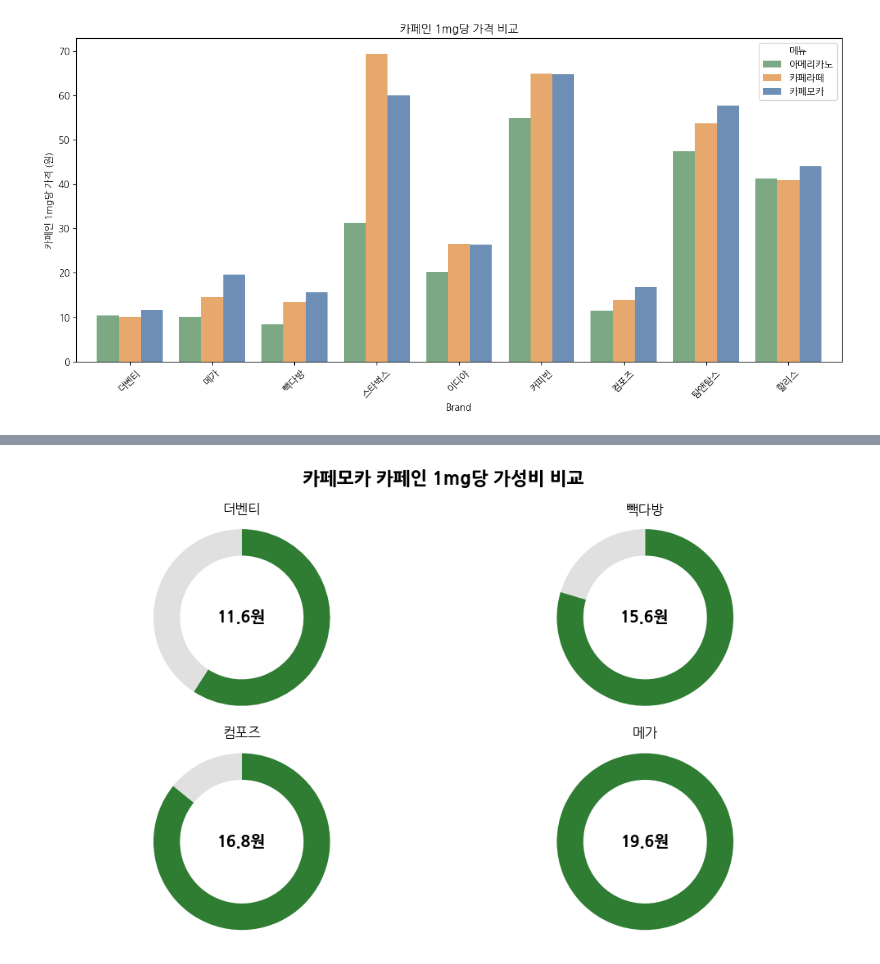
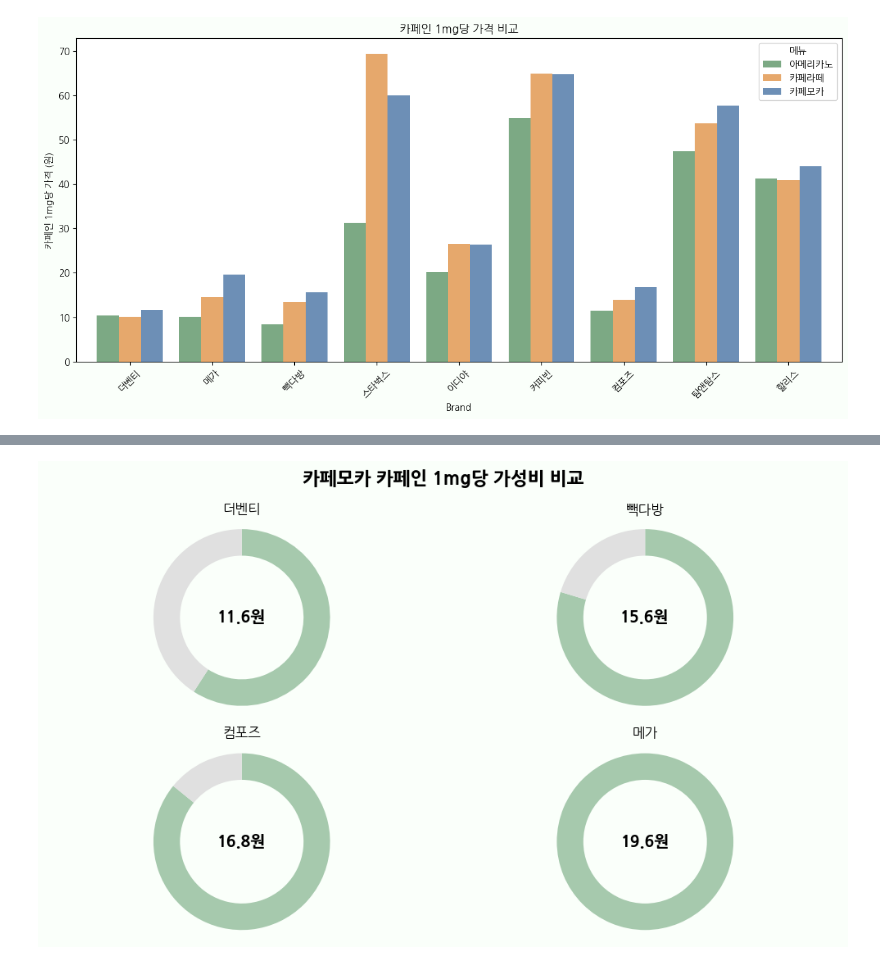
Before and after one commit to addinedu-ros-10th/eda-repo-1, a Jupyter notebook: programs/visualization.ipynb, the cells around one changed output, grey strips where cells are left out. Drawn from its saved outputs; the diff is of its cells as text; code cells hidden in the pictures.

```diff
--- a/programs/visualization.ipynb
+++ b/programs/visualization.ipynb
@@ -265,13 +266,13 @@ avg["원/mg"] = avg["price"] / avg["Caffeine"]
 top4 = avg.sort_values("원/mg").head(4)
 
 fig, axs = plt.subplots(2, 2, figsize=(10, 6))
-fig.patch.set_facecolor("#FAFFFA")  # 이 줄 추가!
+fig.patch.set_facecolor("#FAFFFA")
 axs = axs.flatten()
 
 for i, (brand, row) in enumerate(top4.iterrows()):
     value = row["원/mg"]
     percent = round((1 - value / top4["원/mg"].max()) * 100)
-    color = "#2E7D32"
+    color = "#A6C9AD"
 
     wedges, _ = axs[i].pie([value, top4["원/mg"].max() - value],
                            startangle=90,
@@ -298,12 +299,13 @@ avg["원/mg"] = avg["price"] / avg["Caffeine"]
 top4 = avg.sort_values("원/mg").head(4)
 
 fig, axs = plt.subplots(2, 2, figsize=(10, 6))
+fig.patch.set_facecolor("#FAFFFA")
 axs = axs.flatten()
 
 for i, (brand, row) in enumerate(top4.iterrows()):
     value = row["원/mg"]
     percent = round((1 - value / top4["원/mg"].max()) * 100)
-    color = "#2E7D32"
+    color = "#A6C9AD"
 
     wedges, _ = axs[i].pie([value, top4["원/mg"].max() - value],
                            startangle=90,
@@ -324,32 +326,33 @@ plt.show()
 # %%
 americano = df[df['menu'] == '카페모카']
 avg = americano.groupby("Brand")[["price", "Caffeine"]].mean()
 
 avg["원/mg"] = avg["price"] / avg["Caffeine"]
 
 top4 = avg.sort_values("원/mg").head(4)
 
 fig, axs = plt.subplots(2, 2, figsize=(10, 6))
+fig.patch.set_facecolor("#FAFFFA")
 axs = axs.flatten()
 
 for i, (brand, row) in enumerate(top4.iterrows()):
     value = row["원/mg"]
     percent = round((1 - value / top4["원/mg"].max()) * 100)
-    color = "#2E7D32"
+    color = "#A6C9AD"
 
     wedges, _ = axs[i].pie([value, top4["원/mg"].max() - value],
                            startangle=90,
                            counterclock=False,
                            colors=[color, "#e0e0e0"],
                            wedgeprops=dict(width=0.3))
 
     axs[i].text(0, 0, f"{value:.1f}원", ha='center', va='center',
                 fontsize=14, fontweight='bold')
     axs[i].set_title(brand, fontsize=12)
     axs[i].axis("equal")
 
 plt.suptitle("카페모카 카페인 1mg당 가성비 비교", fontsize=16, fontweight='bold')
 plt.tight_layout()
 plt.show()
 # %% [output]
-[figure, old version]
+[figure, new version]
```
Also changed, not shown: parts of 9 cells of this notebook.
